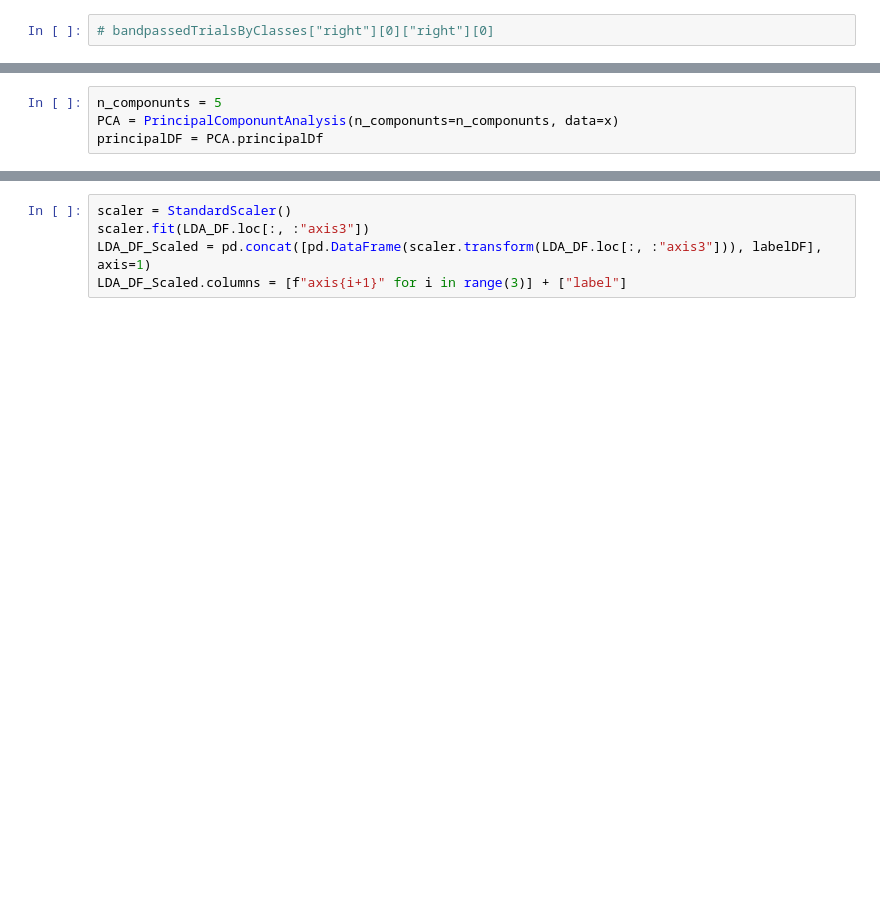
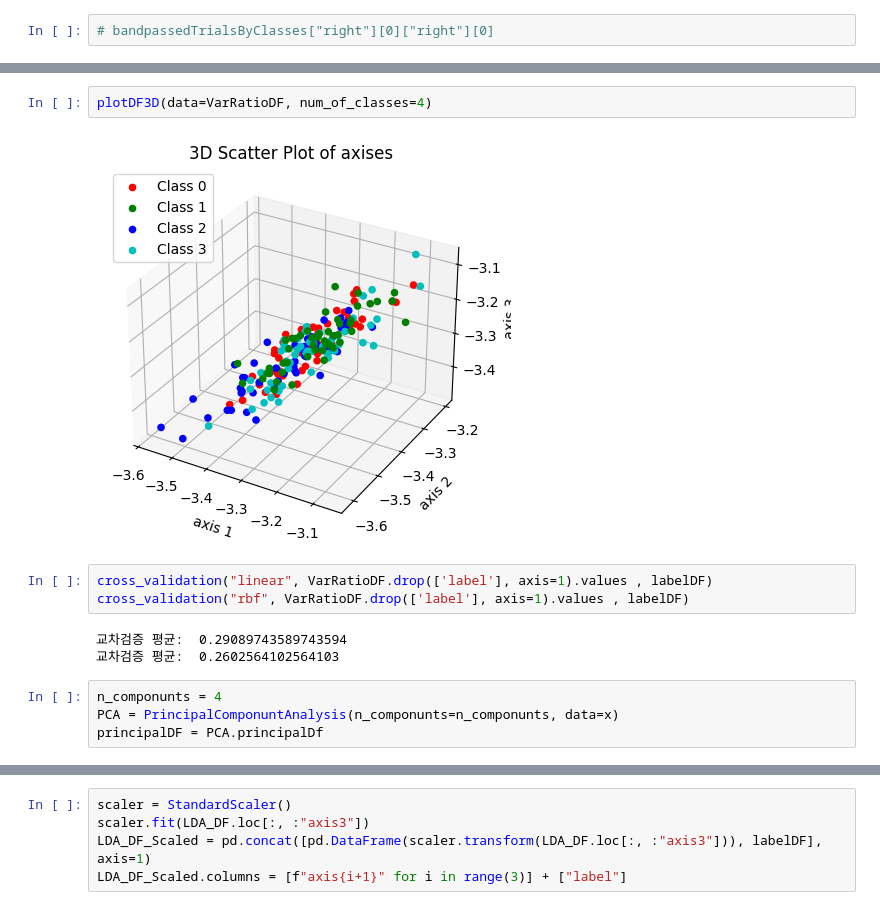
Before and after one commit to Cld338/EEG_analysis, a Jupyter notebook: example/main.ipynb, the cells around one changed output, grey strips where cells are left out. Saved outputs shown, nothing was run; the diff lists cells and outputs as text; blank space fills up the shorter version.

```diff
--- a/example/main.ipynb
+++ b/example/main.ipynb
@@ -137,5 +135,15 @@ pd.DataFrame(x)
+# %%
+plotDF3D(data=VarRatioDF, num_of_classes=4)
+# %% [output]
+[figure, added]
+# %%
+cross_validation("linear", VarRatioDF.drop(['label'], axis=1).values , labelDF)
+cross_validation("rbf", VarRatioDF.drop(['label'], axis=1).values , labelDF)
+# %% [output]
+교차검증 평균:  0.29089743589743594
+교차검증 평균:  0.2602564102564103
 # %%
-n_componunts = 5
+n_componunts = 4
 PCA = PrincipalComponuntAnalysis(n_componunts=n_componunts, data=x)
 principalDF = PCA.principalDf
 # %%
```
Also changed, not shown: parts of 25 cells of this notebook, 4 other files.
